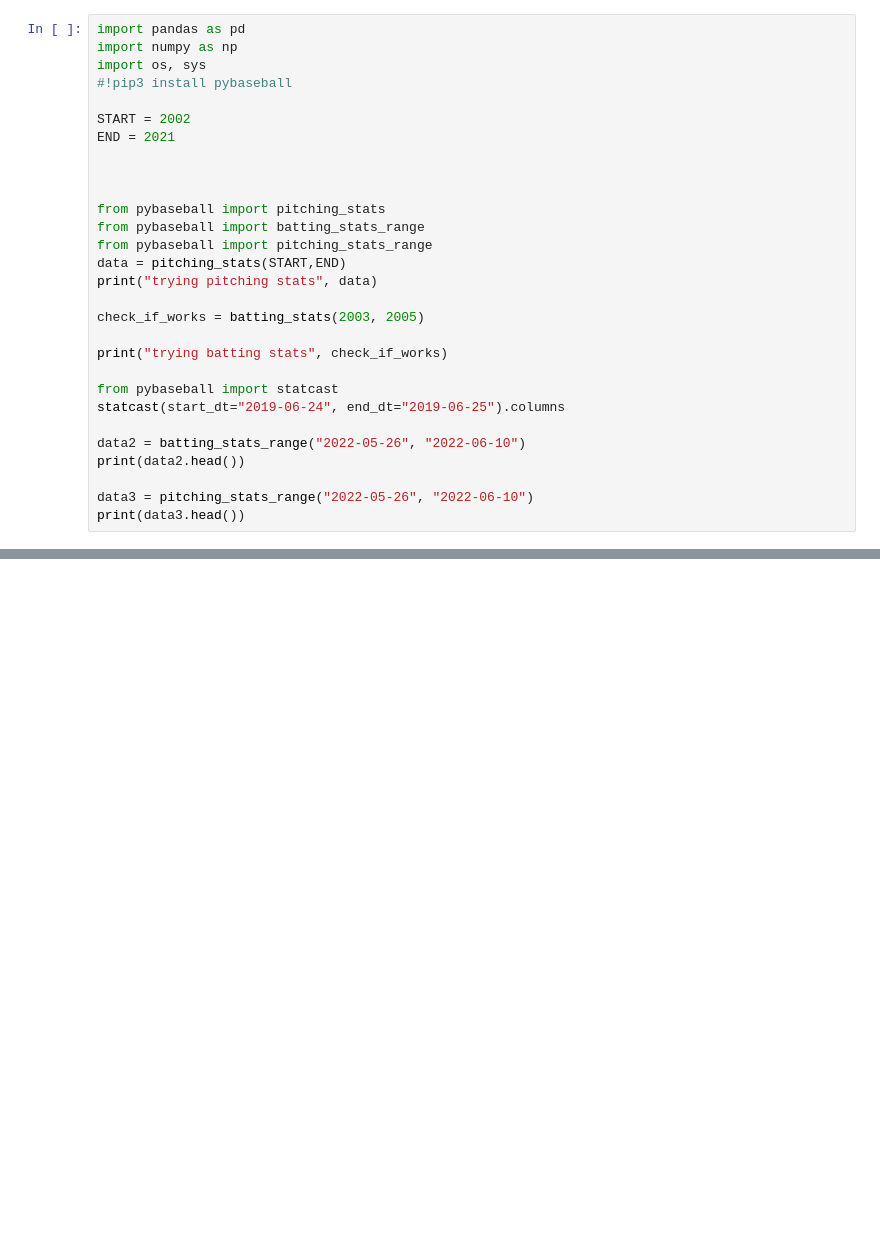
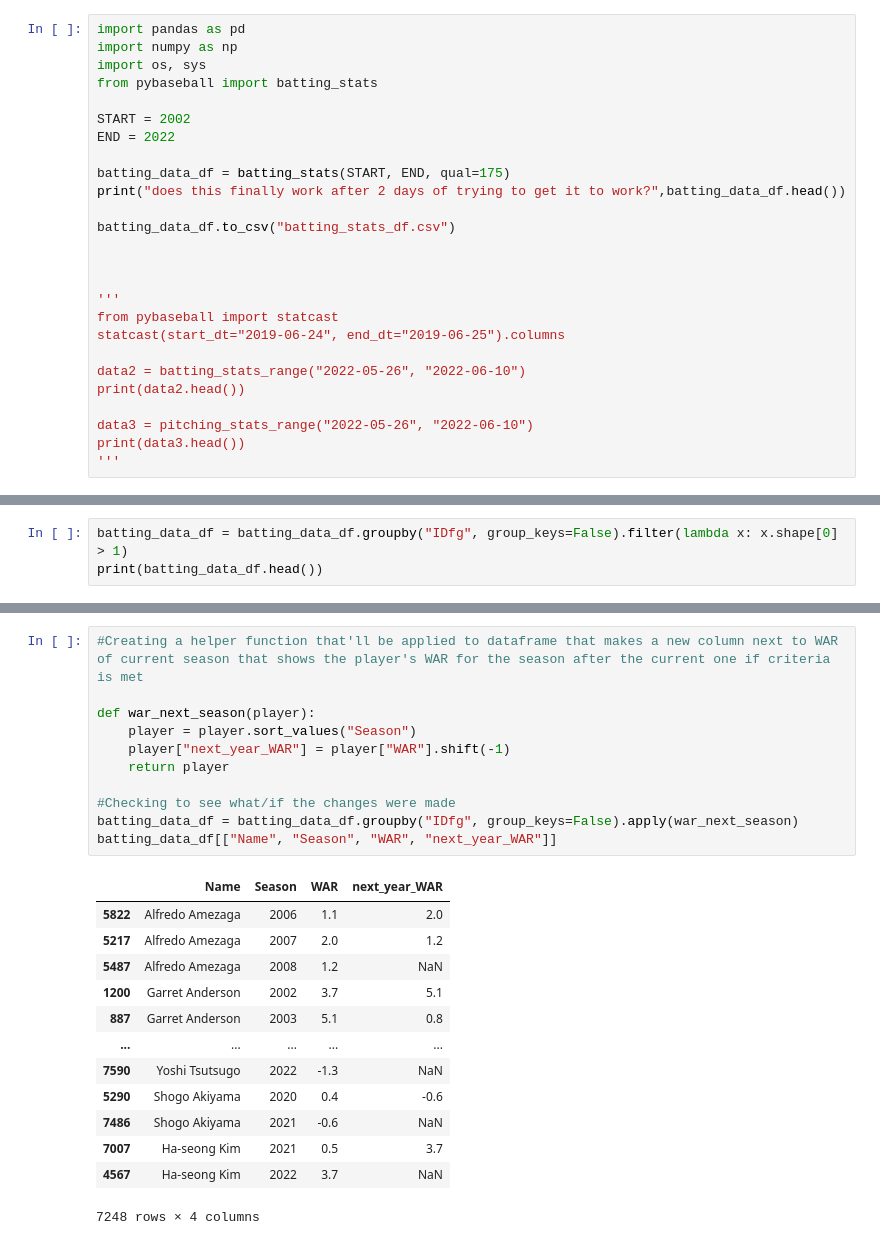
Before and after one commit to shortenedname/Personal---Portfolio-Projects, a Jupyter notebook: WAR Forecaster/war_forecaster.ipynb, the cells around one changed output, grey strips where cells are left out. Saved outputs shown, nothing was run; the diff lists cells and outputs as text; blank space fills up the shorter version.

```diff
--- a/WAR Forecaster/war_forecaster.ipynb
+++ b/WAR Forecaster/war_forecaster.ipynb
@@ -2,23 +2,19 @@
 import pandas as pd
 import numpy as np
 import os, sys
-#!pip3 install pybaseball
+from pybaseball import batting_stats
 
 START = 2002
-END = 2021
+END = 2022
+
+batting_data_df = batting_stats(START, END, qual=175)
+print("does this finally work after 2 days of trying to get it to work?",batting_data_df.head())
+
+batting_data_df.to_csv("batting_stats_df.csv")
 
 
 
-from pybaseball import pitching_stats
-from pybaseball import batting_stats_range
-from pybaseball import pitching_stats_range
-data = pitching_stats(START,END)
-print("trying pitching stats", data)
-
-check_if_works = batting_stats(2003, 2005)
-
-print("trying batting stats", check_if_works)
-
+'''
 from pybaseball import statcast
 statcast(start_dt="2019-06-24", end_dt="2019-06-25").columns
 
@@ -27,4 +23,5 @@ print(data2.head())
 
 data3 = pitching_stats_range("2022-05-26", "2022-06-10")
 print(data3.head())
+'''
 # %% [output]
@@ -54,0 +44,3 @@ This is a large query, it may take a moment to complete
+# %%
+batting_data_df = batting_data_df.groupby("IDfg", group_keys=False).filter(lambda x: x.shape[0] > 1)
+print(batting_data_df.head())
@@ -54,0 +63,25 @@ This is a large query, it may take a moment to complete
+# %%
+#Creating a helper function that'll be applied to dataframe that makes a new column next to WAR of current season that shows the player's WAR for the season after the current one if criteria is met
+
+def war_next_season(player):
+    player = player.sort_values("Season")
+    player["next_year_WAR"] = player["WAR"].shift(-1)
+    return player
+
+#Checking to see what/if the changes were made
+batting_data_df = batting_data_df.groupby("IDfg", group_keys=False).apply(war_next_season)
+batting_data_df[["Name", "Season", "WAR", "next_year_WAR"]]
+# %% [output]
+|  | Name | Season | WAR | next_year_WAR |
+| 5822 | Alfredo Amezaga | 2006 | 1.1 | 2.0 |
+| 5217 | Alfredo Amezaga | 2007 | 2.0 | 1.2 |
+| 5487 | Alfredo Amezaga | 2008 | 1.2 | NaN |
+| 1200 | Garret Anderson | 2002 | 3.7 | 5.1 |
+| 887 | Garret Anderson | 2003 | 5.1 | 0.8 |
+| ... | ... | ... | ... | ... |
+| 7590 | Yoshi Tsutsugo | 2022 | -1.3 | NaN |
+| 5290 | Shogo Akiyama | 2020 | 0.4 | -0.6 |
+| 7486 | Shogo Akiyama | 2021 | -0.6 | NaN |
+| 7007 | Ha-seong Kim | 2021 | 0.5 | 3.7 |
+| 4567 | Ha-seong Kim | 2022 | 3.7 | NaN |
+7248 rows × 4 columns
```
Also changed, not shown: parts of 19 cells of this notebook, 2 other files.
